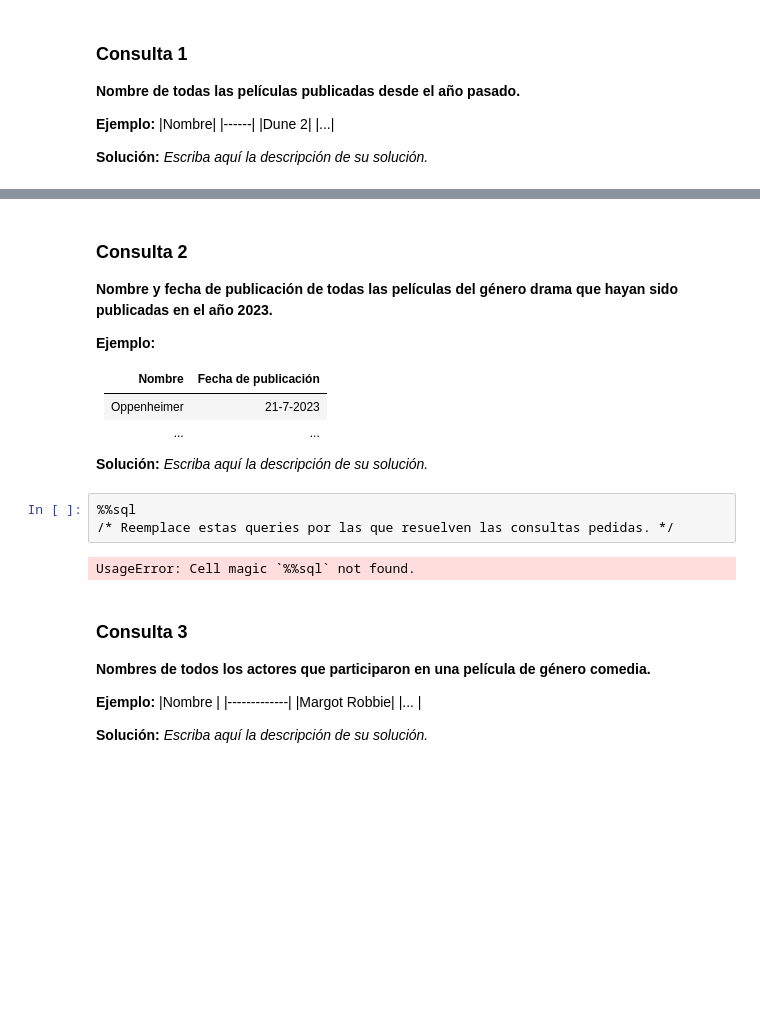
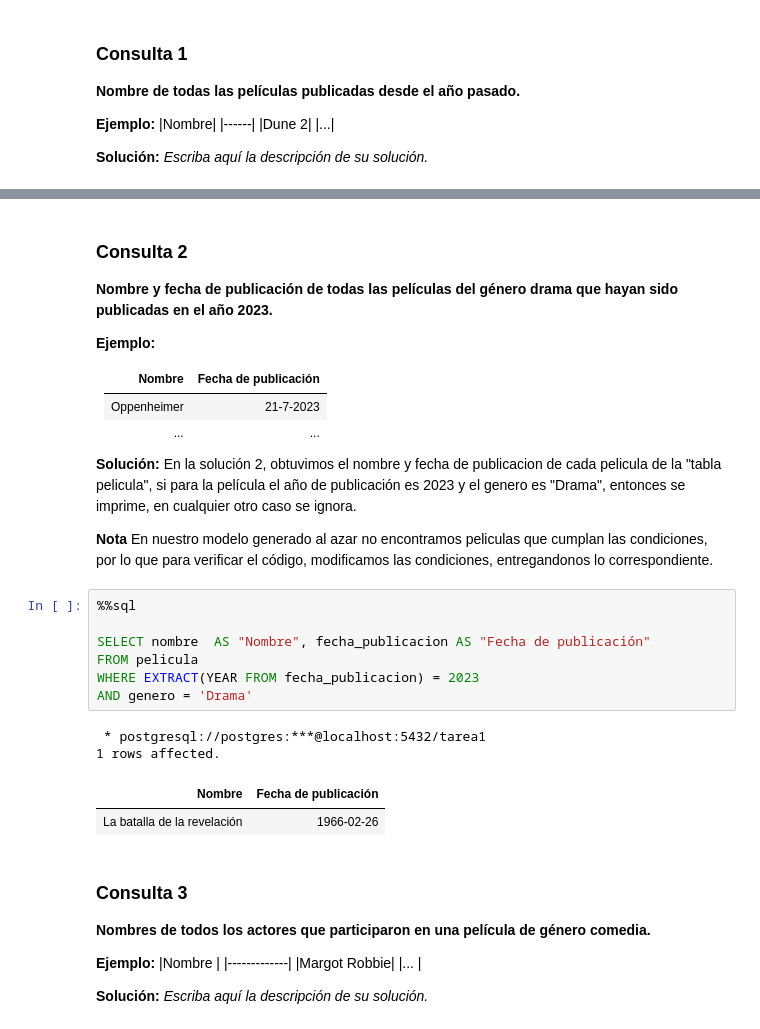
Before and after one commit to CarlosRabu-V2/Tarea1-BD, a Jupyter notebook: Tarea_1.ipynb, the cells around one changed output, grey strips where cells are left out. Drawn from its saved outputs; the diff is of its cells as text; blank space fills up the shorter version.

```diff
--- a/Tarea_1.ipynb
+++ b/Tarea_1.ipynb
@@ -328,12 +319,21 @@ Escriba aquí las consultas pedidas. Recuerde agregar una descripción _breve_ d
 |...        |...                 |
 
 
-**Solución:** _Escriba aquí la descripción de su solución._
+**Solución:** En la solución 2, obtuvimos el nombre y fecha de publicacion de cada pelicula de la "tabla pelicula", si para la película el año de publicación es 2023 y el genero es "Drama", entonces se imprime, en cualquier otro caso se ignora.
+
+**Nota** En nuestro modelo generado al azar no encontramos peliculas que cumplan las condiciones, por lo que para verificar el código, modificamos las condiciones, entregandonos lo correspondiente.
-# %%
-%%sql
-/* Reemplace estas queries por las que resuelven las consultas pedidas. */
-# %% [output]
-UsageError: Cell magic `%%sql` not found.
+# %%
+%%sql
+
+SELECT nombre  AS "Nombre", fecha_publicacion AS "Fecha de publicación"
+FROM pelicula
+WHERE EXTRACT(YEAR FROM fecha_publicacion) = 2023
+AND genero = 'Drama'
+# %% [output]
+ * postgresql://postgres:***@localhost:5432/tarea1
+1 rows affected.
+| Nombre | Fecha de publicación |
+| La batalla de la revelación | 1966-02-26 |
 # %% [markdown]
 ### Consulta 3
 **Nombres de todos los actores que participaron en una película de género comedia.**
```
Also changed, not shown: parts of 22 cells of this notebook.
